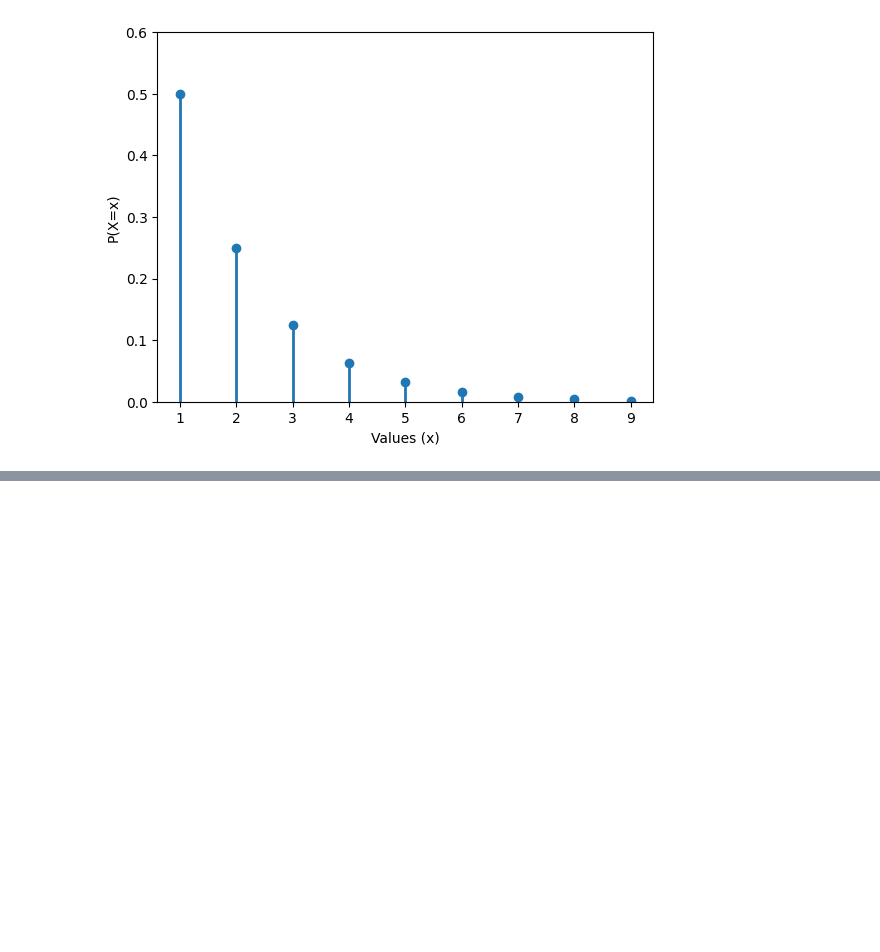
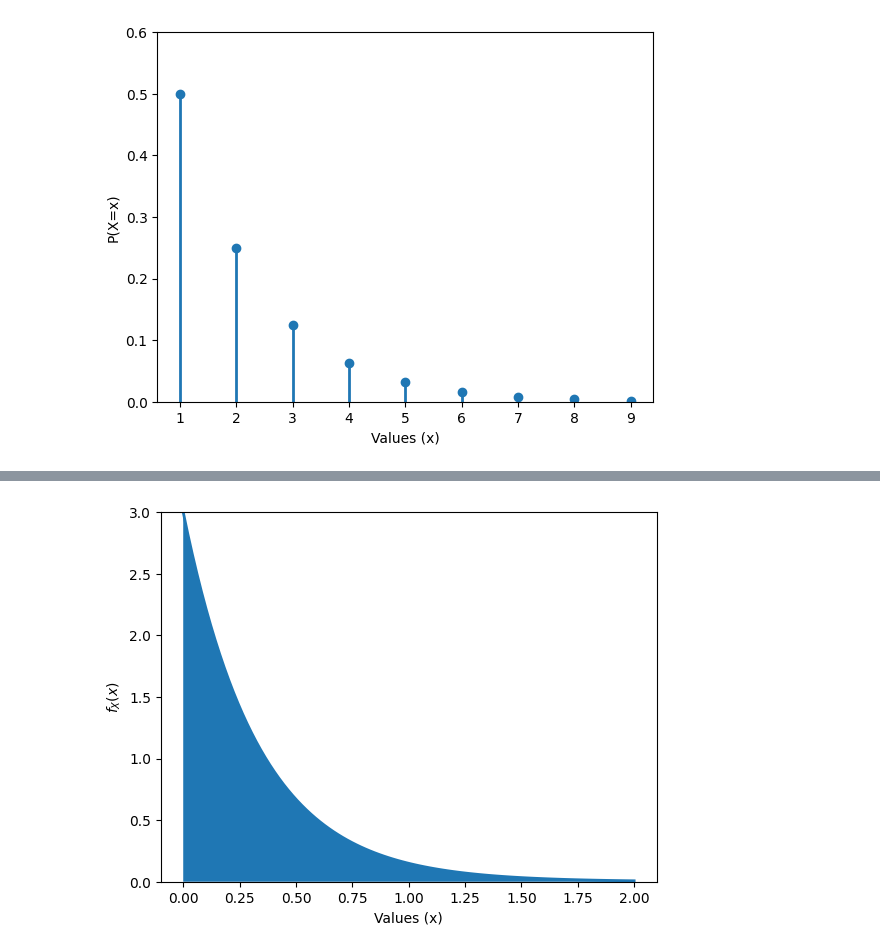
Before and after one commit to computationalUncertaintyLab/dexp_book, a Jupyter notebook: Bernoulli_Binomial_Poisson.ipynb, the cells around one changed output, grey strips where cells are left out. Saved outputs shown, nothing was run; the diff lists cells and outputs as text; code cells hidden in the pictures; blank space fills up the shorter version.

```diff
--- a/Bernoulli_Binomial_Poisson.ipynb
+++ b/Bernoulli_Binomial_Poisson.ipynb
@@ -643,0 +638,16 @@ In some sense, the exponential is a the continuous equivalent of the geometric d
+# %%
+from scipy import stats
+
+support = np.linspace(0,2,100)
+pdf     = stats.expon(scale=1./3).pdf(support)
+
+plt.plot(support,  pdf, lw=2)
+plt.fill_between(support, [0]*len(pdf), pdf)
+
+plt.xlabel("Values (x)")
+plt.ylabel("$f_{X}(x)$")
+
+plt.ylim(0,3)
+plt.show()
+# %% [output]
+[figure, added]
```
Also changed, not shown: parts of 5 cells of this notebook.
